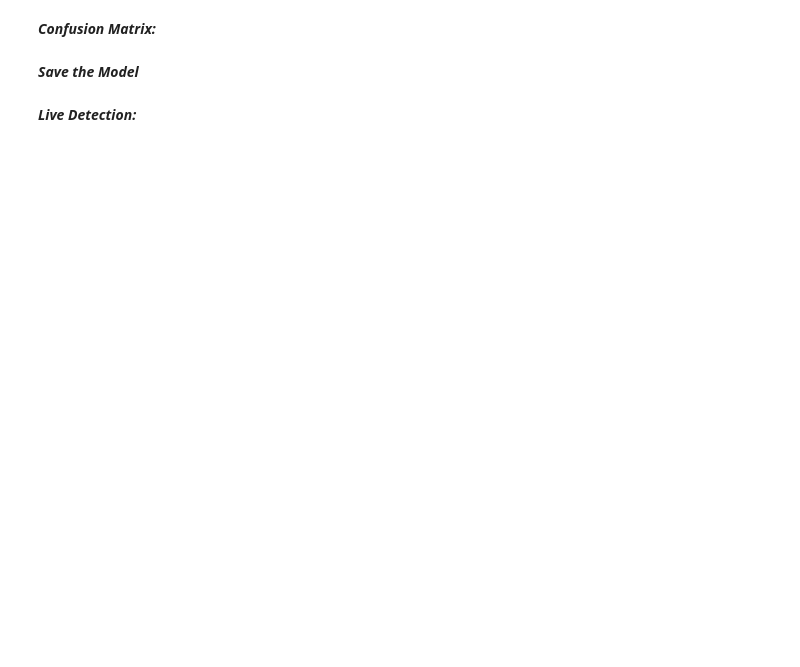
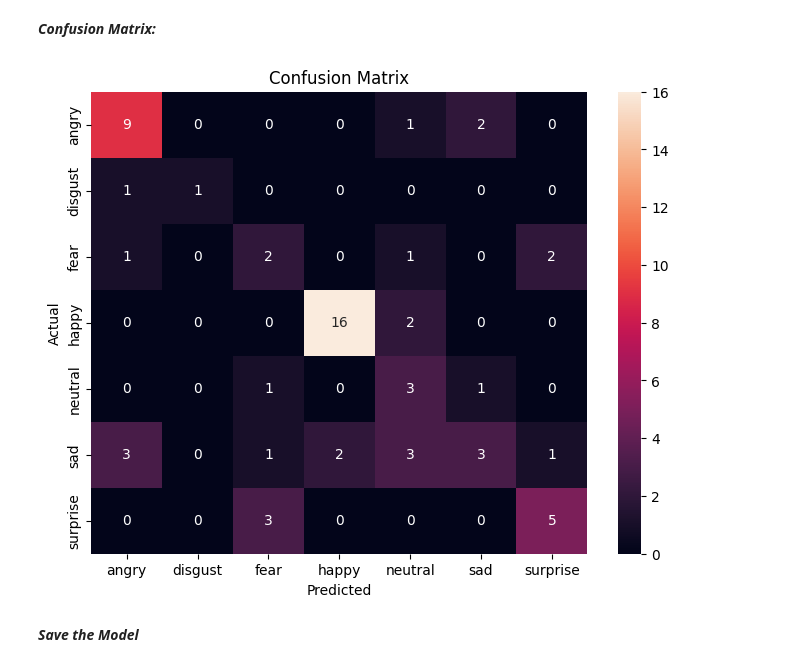
Before and after one commit to SweetGiraffo/AIML-PROJECT-EMOTION, a Jupyter notebook: Facial Expression Recognition using CNN.ipynb, the cells around one changed output. Cells and saved outputs as stored; diff of their text form; code cells hidden in the pictures; blank space fills up the shorter version.

```diff
--- a/Facial Expression Recognition using CNN.ipynb
+++ b/Facial Expression Recognition using CNN.ipynb
@@ -213,9 +242,19 @@ y_true = validation_generator.classes
 # %% [markdown]
 ***Classification Report:***
 # %%
-print('Classification_Report')
-val_images,val_labels = next(validation_generator)
+class_names = ['angry', 'disgust', 'fear', 'happy', 'neutral', 'sad', 'surprise']
+
+print('Classification Report')
+# Pull a batch of validation data
+val_images, val_labels = next(validation_generator)
+
+# Get model predictions
 preds = model.predict(val_images)
-y_true = np.argmax(val_labels,axis = 1)
-y_pred = np.argmax(preds,axis =1)
-print(classification_report(y_true,y_pred,target_names = class_name))
+
+# Convert one-hot labels to indices
+y_true = np.argmax(val_labels, axis=1)
+y_pred = np.argmax(preds, axis=1)
+
+# Fix: changed 'class_name' to 'class_names'
+# Added the 'labels' parameter to explicitly define all class indices
+print(classification_report(y_true, y_pred, target_names=class_names, labels=np.arange(len(class_names))))
@@ -224,10 +279,12 @@ print(classification_report(y_true,y_pred,target_names = class_name))
 # %%
 cm = confusion_matrix(y_true, y_pred)
 plt.figure(figsize=(8, 6))
-sns.heatmap(cm, annot=True, fmt='d', xticklabels=class_name, yticklabels=class_name)
+sns.heatmap(cm, annot=True, fmt='d', xticklabels=class_names, yticklabels=class_names)
 plt.xlabel('Predicted')
 plt.ylabel('Actual')
 plt.title('Confusion Matrix')
 plt.show()
+# %% [output]
+[figure, added]
 # %% [markdown]
 ***Save the Model***
@@ -236,2 +290,0 @@ model.save('micro_expression.h5')
-# %% [markdown]
-***Live Detection:***
```
Also changed, not shown: parts of 25 cells of this notebook.
